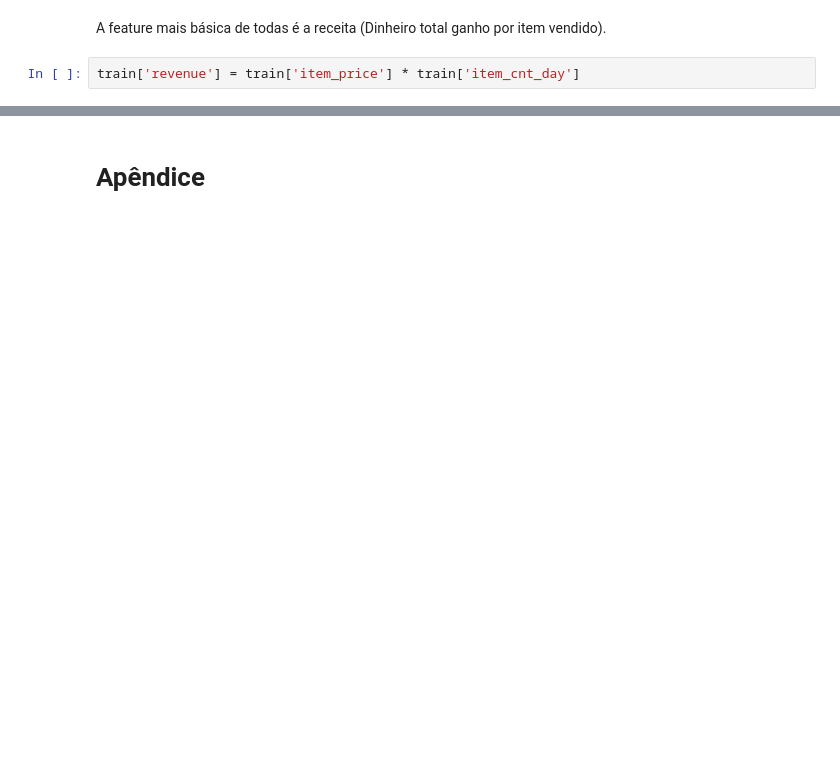
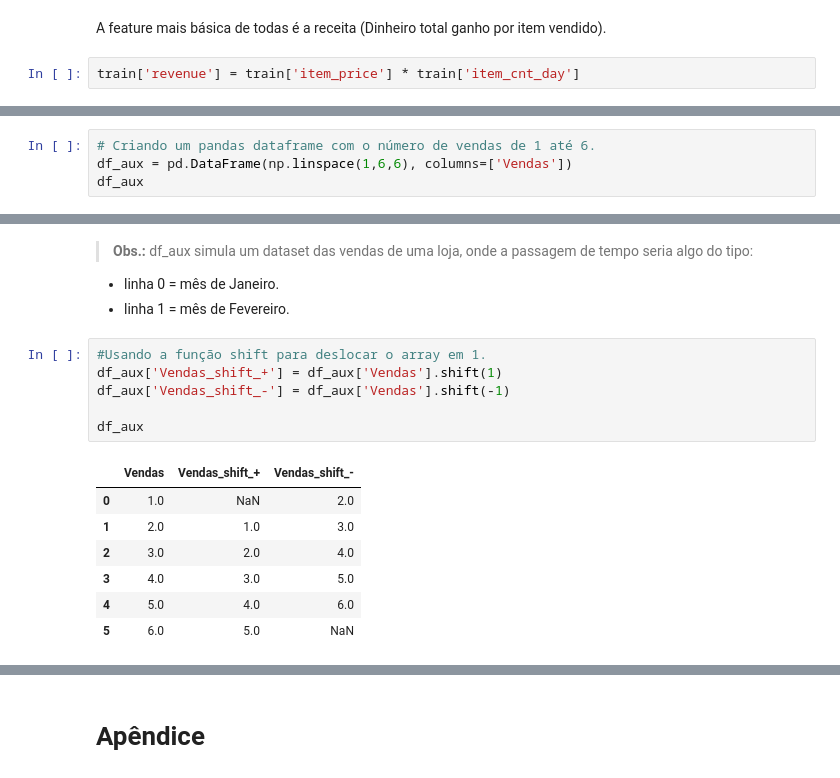
Before and after one commit to RGivisiez/Adv_ML, a Jupyter notebook: 2. Criando as features.ipynb, the cells around one changed output, grey strips where cells are left out. Drawn from its saved outputs; the diff is of its cells as text; blank space fills up the shorter version.

```diff
--- a/2. Criando as features.ipynb
+++ b/2. Criando as features.ipynb
@@ -154,0 +188,4 @@ a ideia por trás do de fazermos essa transformação, é dar ao algoritmo a opo
+# %%
+# Criando um pandas dataframe com o número de vendas de 1 até 6.
+df_aux = pd.DataFrame(np.linspace(1,6,6), columns=['Vendas'])
+df_aux
@@ -154,0 +200,18 @@ a ideia por trás do de fazermos essa transformação, é dar ao algoritmo a opo
+# %% [markdown]
+> **Obs.:** df_aux simula um dataset das vendas de uma loja, onde a passagem de tempo seria algo do tipo:
+- linha 0 = mês de Janeiro.
+- linha 1 = mês de Fevereiro.
+# %%
+#Usando a função shift para deslocar o array em 1.
+df_aux['Vendas_shift_+'] = df_aux['Vendas'].shift(1)
+df_aux['Vendas_shift_-'] = df_aux['Vendas'].shift(-1)
+
+df_aux
+# %% [output]
+|  | Vendas | Vendas_shift_+ | Vendas_shift_- |
+| 0 | 1.0 | NaN | 2.0 |
+| 1 | 2.0 | 1.0 | 3.0 |
+| 2 | 3.0 | 2.0 | 4.0 |
+| 3 | 4.0 | 3.0 | 5.0 |
+| 4 | 5.0 | 4.0 | 6.0 |
+| 5 | 6.0 | 5.0 | NaN |
```
Also changed, not shown: parts of 37 cells of this notebook, 1 other file.
